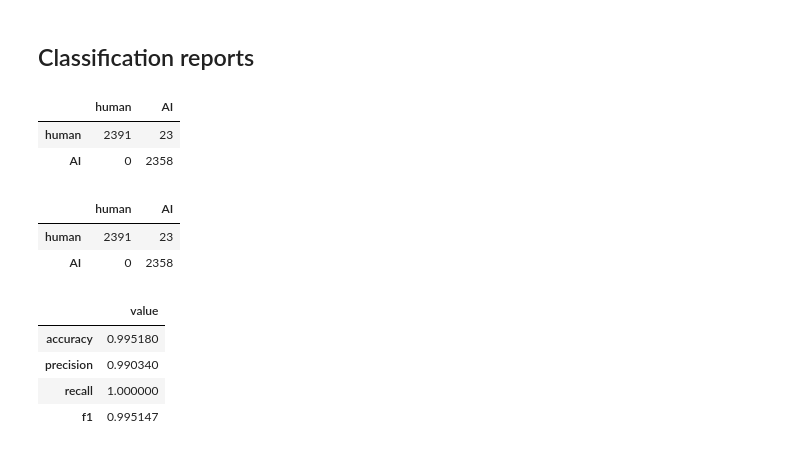
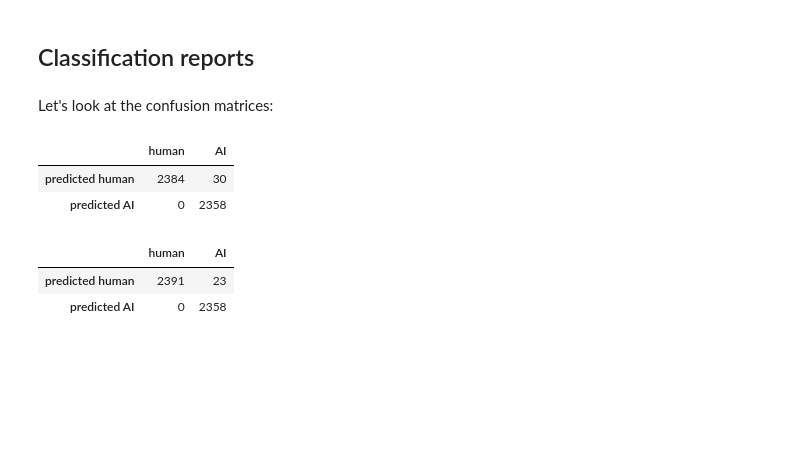
Before and after one commit to tommyliphysics/tommyli-ml, a Jupyter notebook: ai_detector/notebooks/eval.ipynb, the cells around one changed output. Cells and saved outputs as stored; diff of their text form; code cells hidden in the pictures; blank space fills up the shorter version.

```diff
--- a/ai_detector/notebooks/eval.ipynb
+++ b/ai_detector/notebooks/eval.ipynb
@@ -55,39 +75,41 @@ for model_name in predictions:
 # %%
 from sklearn.metrics import *
 
-def classification_report(y_eval, y_pred):
+def classification_report(y_eval, y_pred, y_proba):
     cm = confusion_matrix(y_eval, y_pred)
-    metrics = pd.DataFrame([
-        {'value': accuracy_score(y_eval, y_pred)},
-        {'value': precision_score(y_eval, y_pred)},
-        {'value': recall_score(y_eval,y_pred)},
-        {'value': f1_score(y_eval,y_pred)}], index=['accuracy', 'precision', 'recall', 'f1'])
+    fpr, tpr, _ = roc_curve(y_test, y_probas[model_name])
+    roc_auc = auc(fpr, tpr)
+    precision, recall, _ = precision_recall_curve(y_test, y_probas[model_name])
+    pr_auc = auc(recall, precision)
+
+    metrics = {'accuracy': accuracy_score(y_eval, y_pred),
+               'precision': precision_score(y_eval, y_pred),
+               'recall': recall_score(y_eval,y_pred),
+               'f1': f1_score(y_eval,y_pred),
+               'ROC AUC': roc_auc,
+               'P-R AUC': pr_auc}
     return pd.DataFrame(cm,columns=['human','AI'],index = ['predicted human','predicted AI']), metrics
 # %%
-cm_dict = {}
-metrics_dict = {}
+cm_list = {}
+metrics_df = []
 
 for model_name in predictions:
-    cm, metrics = classification_report(y_test, y_preds[model_name])
-    cm_dict[model_name] = cm
-    metrics_dict[model_name] = metrics
+    cm, metrics = classification_report(y_test, y_preds[model_name], y_probas[model_name])
+    cm_list[model_name] = cm
+    metrics['model_name'] = model_name
+    metrics_df.append(metrics)
+metrics_df = pd.DataFrame(metrics_df).set_index('model_name', drop=True)
+# %% [markdown]
+Let's look at the confusion matrices:
 # %%
-cm_dict['deberta']
+cm_list['deberta']
 # %% [output]
 |  | human | AI |
-| human | 2391 | 23 |
-| AI | 0 | 2358 |
+| predicted human | 2384 | 30 |
+| predicted AI | 0 | 2358 |
 # %%
-cm_dict['distilbert']
+cm_list['distilbert']
 # %% [output]
 |  | human | AI |
-| human | 2391 | 23 |
-| AI | 0 | 2358 |
+| predicted human | 2391 | 23 |
+| predicted AI | 0 | 2358 |
-# %%
-metrics_dict['deberta']
-# %% [output]
-|  | value |
-| accuracy | 0.995180 |
-| precision | 0.990340 |
-| recall | 1.000000 |
-| f1 | 0.995147 |
```
Also changed, not shown: parts of 12 cells of this notebook.
